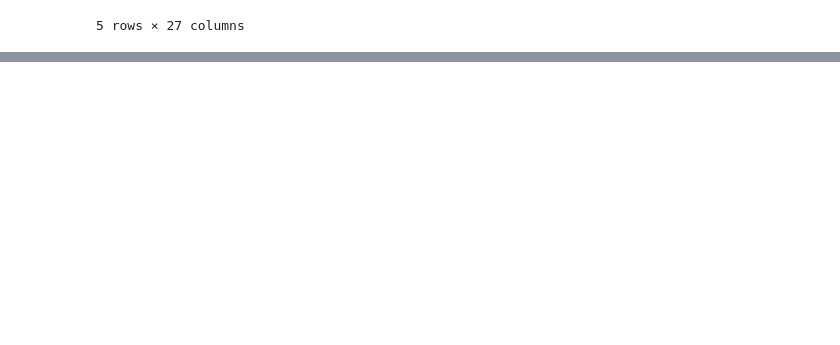
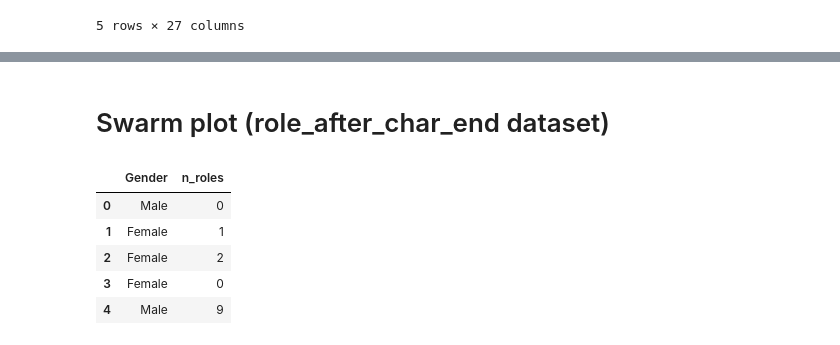
Before and after one commit to gsimchoni/PyData_DeepVisualInference, a Jupyter notebook: lineup_examples.ipynb, the cells around one changed output, grey strips where cells are left out. Saved outputs shown, nothing was run; the diff lists cells and outputs as text; code cells hidden in the pictures; blank space fills up the shorter version.

```diff
--- a/lineup_examples.ipynb
+++ b/lineup_examples.ipynb
@@ -163,0 +169,12 @@ plt.subplots_adjust(top=0.9)
+# %% [markdown]
+# Swarm plot (role_after_char_end dataset)
+# %%
+role_after_char_end = pd.read_csv('data/role_after_char_end.csv')
+role_after_char_end.head()
+# %% [output]
+|  | Gender | n_roles |
+| 0 | Male | 0 |
+| 1 | Female | 1 |
+| 2 | Female | 2 |
+| 3 | Female | 0 |
+| 4 | Male | 9 |
```
Also changed, not shown: parts of 12 cells of this notebook, 2 other files.
